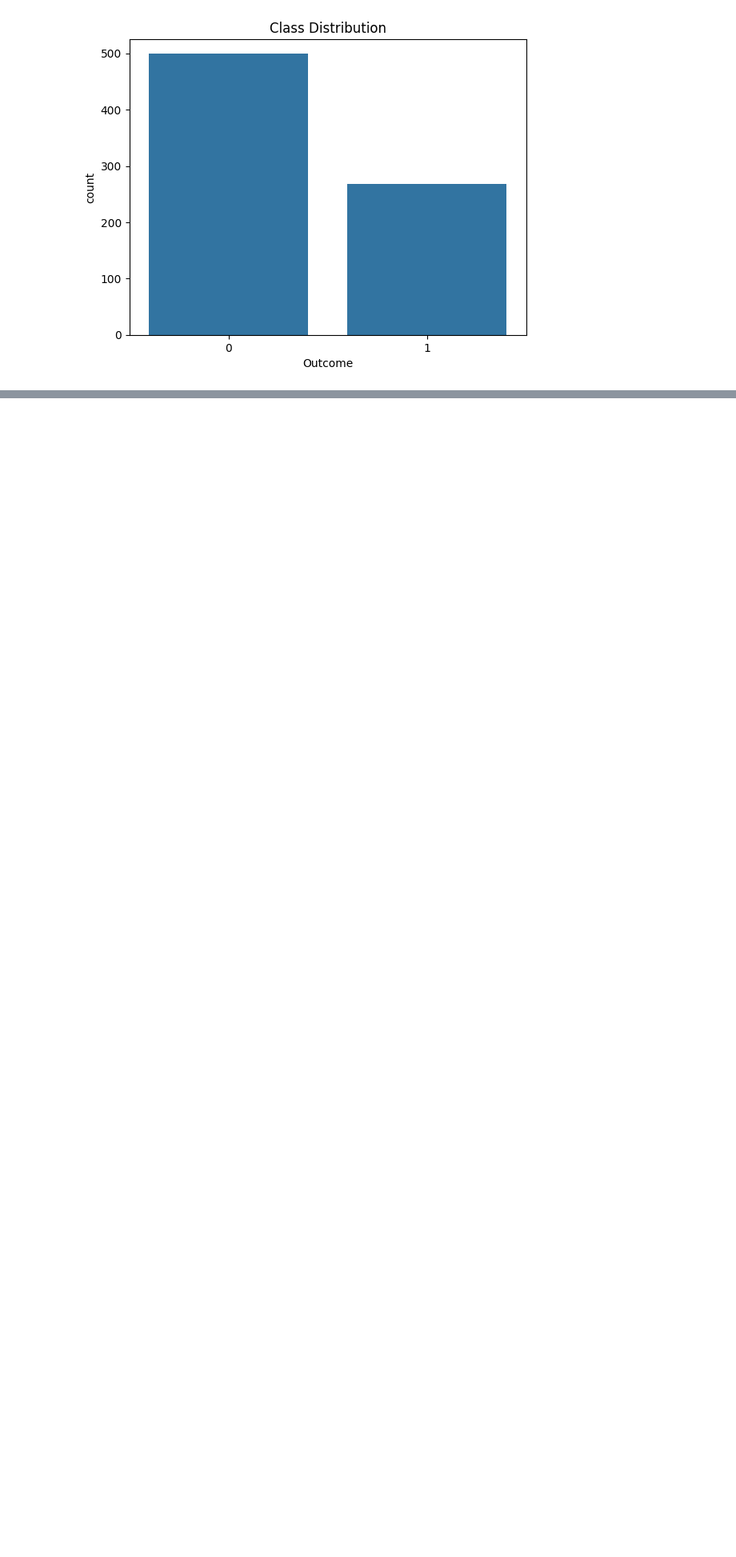
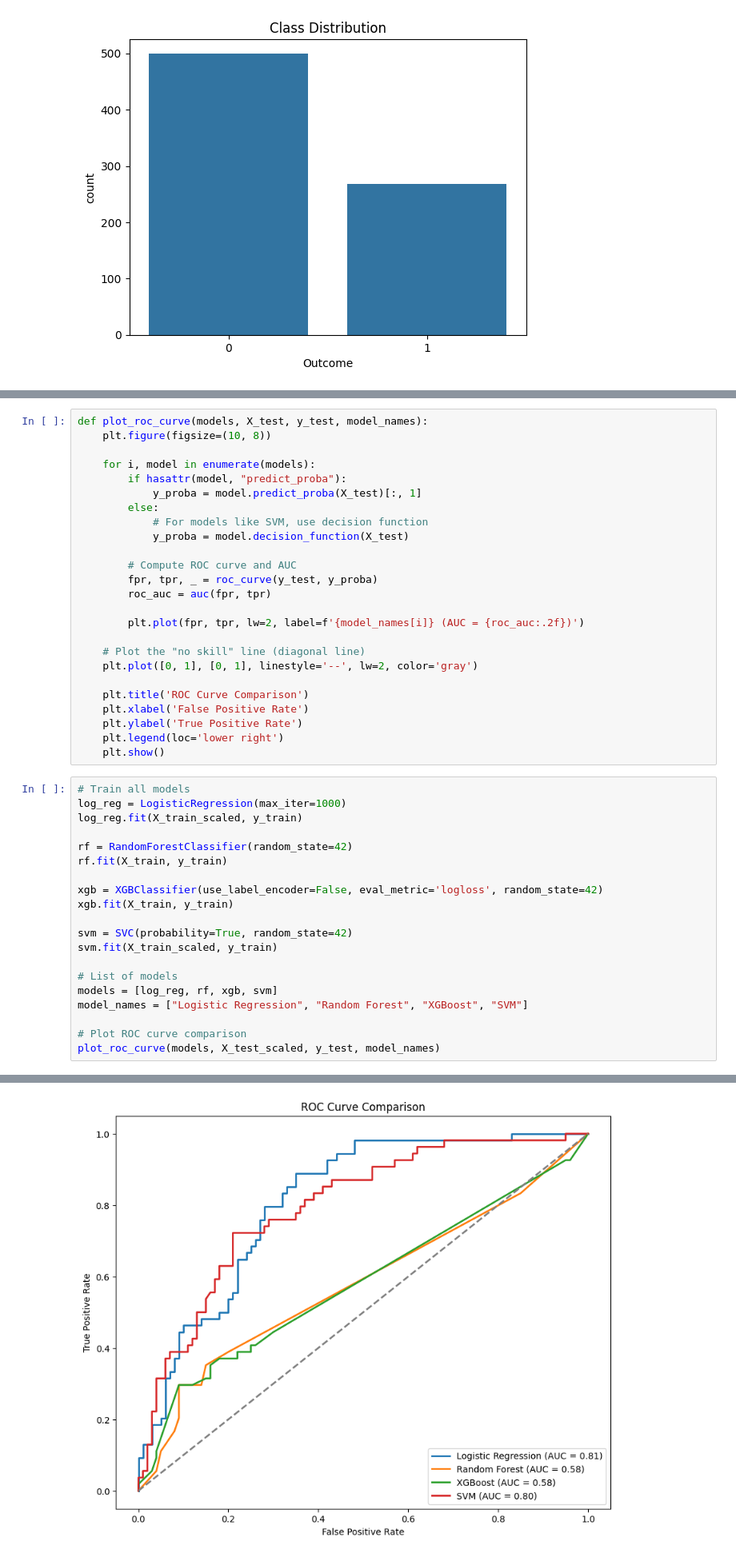
Before and after one commit to mahursh/DiabetesPrediction, a Jupyter notebook: DiabetesPrediction.ipynb, the cells around one changed output, grey strips where cells are left out. Shown at 80% size. Cells and saved outputs as stored; diff of their text form; blank space fills up the shorter version.

```diff
--- a/DiabetesPrediction.ipynb
+++ b/DiabetesPrediction.ipynb
@@ -118,0 +238,46 @@ plt.show()
+# %%
+def plot_roc_curve(models, X_test, y_test, model_names):
+    plt.figure(figsize=(10, 8))
+
+    for i, model in enumerate(models):
+        if hasattr(model, "predict_proba"):
+            y_proba = model.predict_proba(X_test)[:, 1]
+        else:
+            # For models like SVM, use decision function
+            y_proba = model.decision_function(X_test)
+
+        # Compute ROC curve and AUC
+        fpr, tpr, _ = roc_curve(y_test, y_proba)
+        roc_auc = auc(fpr, tpr)
+
+        plt.plot(fpr, tpr, lw=2, label=f'{model_names[i]} (AUC = {roc_auc:.2f})')
+
+    # Plot the "no skill" line (diagonal line)
+    plt.plot([0, 1], [0, 1], linestyle='--', lw=2, color='gray')
+
+    plt.title('ROC Curve Comparison')
+    plt.xlabel('False Positive Rate')
+    plt.ylabel('True Positive Rate')
+    plt.legend(loc='lower right')
+    plt.show()
+# %%
+# Train all models
+log_reg = LogisticRegression(max_iter=1000)
+log_reg.fit(X_train_scaled, y_train)
+
+rf = RandomForestClassifier(random_state=42)
+rf.fit(X_train, y_train)
+
+xgb = XGBClassifier(use_label_encoder=False, eval_metric='logloss', random_state=42)
+xgb.fit(X_train, y_train)
+
+svm = SVC(probability=True, random_state=42)
+svm.fit(X_train_scaled, y_train)
+
+# List of models
+models = [log_reg, rf, xgb, svm]
+model_names = ["Logistic Regression", "Random Forest", "XGBoost", "SVM"]
+
+# Plot ROC curve comparison
+plot_roc_curve(models, X_test_scaled, y_test, model_names)
+# %% [output]
@@ -118,0 +287 @@ plt.show()
+[figure, added]
```
Also changed, not shown: parts of 9 cells of this notebook.
